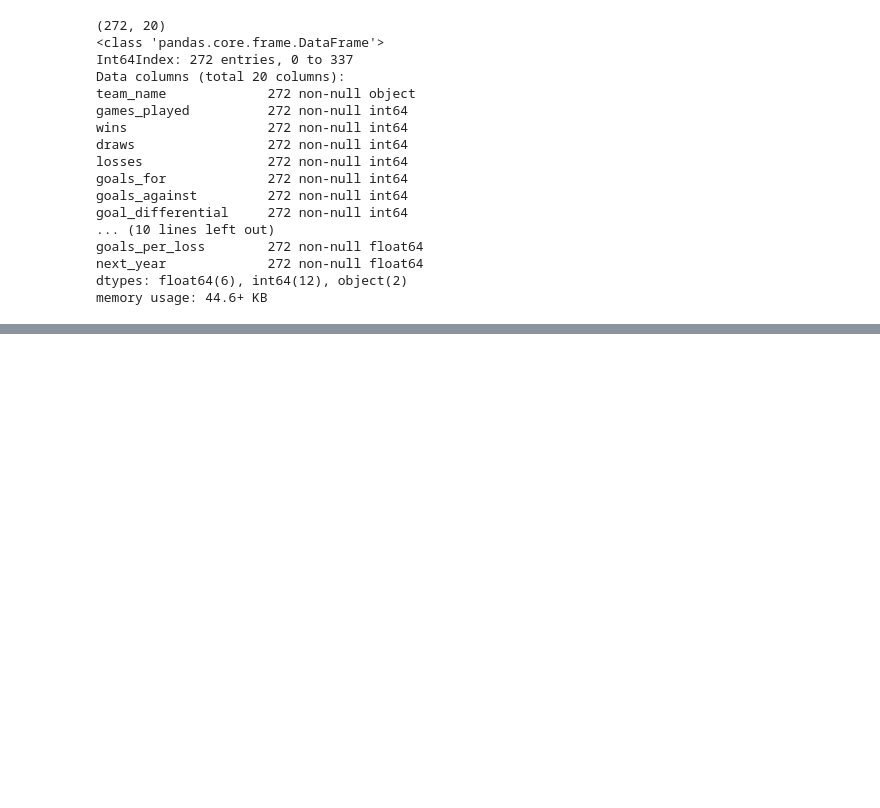
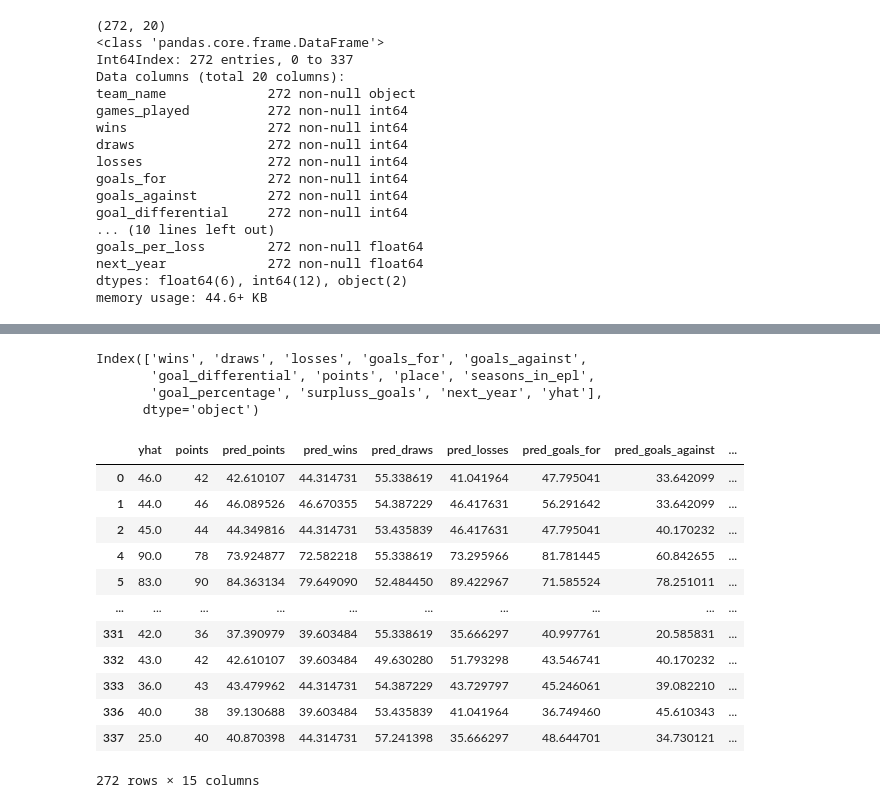
Before and after one commit to noahmelngailis/football_time_series, a Jupyter notebook: EPL_Notebook.ipynb, the cells around one changed output, grey strips where cells are left out. Cells and saved outputs as stored; diff of their text form; code cells hidden in the pictures; blank space fills up the shorter version.

Commit message:
added modeling

```diff
--- a/EPL_Notebook.ipynb
+++ b/EPL_Notebook.ipynb
@@ -335,0 +325,2 @@ selected 1 features: losses
+# %%
+lm.fit(X, y)
@@ -335,0 +329,2 @@ selected 1 features: losses
+# %%
+predictions['pred_points'] = lm.predict(y)
@@ -335,0 +347,31 @@ selected 1 features: losses
+# %%
+features_for_modeling = df_pred.drop(columns=['team_name', 'games_played', 'year', 'next_season_points', 'finish', 'win_rate', 'points_rate', 'goals_per_loss']).columns
+# %%
+features_for_modeling
+# %% [output]
+Index(['wins', 'draws', 'losses', 'goals_for', 'goals_against',
+       'goal_differential', 'points', 'place', 'seasons_in_epl',
+       'goal_percentage', 'surpluss_goals', 'next_year', 'yhat'],
+      dtype='object')
+# %%
+for i in features_for_modeling:
+    X = df_pred[[i]]
+    y = df_pred[['next_season_points']]
+    lm.fit(X, y)
+    predictions[f'pred_{i}'] = lm.predict(X)
+# %%
+predictions
+# %% [output]
+|  | yhat | points | pred_points | pred_wins | pred_draws | pred_losses | pred_goals_for | pred_goals_against | ... |
+| 0 | 46.0 | 42 | 42.610107 | 44.314731 | 55.338619 | 41.041964 | 47.795041 | 33.642099 | ... |
+| 1 | 44.0 | 46 | 46.089526 | 46.670355 | 54.387229 | 46.417631 | 56.291642 | 33.642099 | ... |
+| 2 | 45.0 | 44 | 44.349816 | 44.314731 | 53.435839 | 46.417631 | 47.795041 | 40.170232 | ... |
+| 4 | 90.0 | 78 | 73.924877 | 72.582218 | 55.338619 | 73.295966 | 81.781445 | 60.842655 | ... |
+| 5 | 83.0 | 90 | 84.363134 | 79.649090 | 52.484450 | 89.422967 | 71.585524 | 78.251011 | ... |
+| ... | ... | ... | ... | ... | ... | ... | ... | ... | ... |
+| 331 | 42.0 | 36 | 37.390979 | 39.603484 | 55.338619 | 35.666297 | 40.997761 | 20.585831 | ... |
+| 332 | 43.0 | 42 | 42.610107 | 39.603484 | 49.630280 | 51.793298 | 43.546741 | 40.170232 | ... |
+| 333 | 36.0 | 43 | 43.479962 | 44.314731 | 54.387229 | 43.729797 | 45.246061 | 39.082210 | ... |
+| 336 | 40.0 | 38 | 39.130688 | 39.603484 | 53.435839 | 41.041964 | 36.749460 | 45.610343 | ... |
+| 337 | 25.0 | 40 | 40.870398 | 44.314731 | 57.241398 | 35.666297 | 48.644701 | 34.730121 | ... |
+272 rows × 15 columns
```
Also changed, not shown: parts of 9 cells of this notebook.
